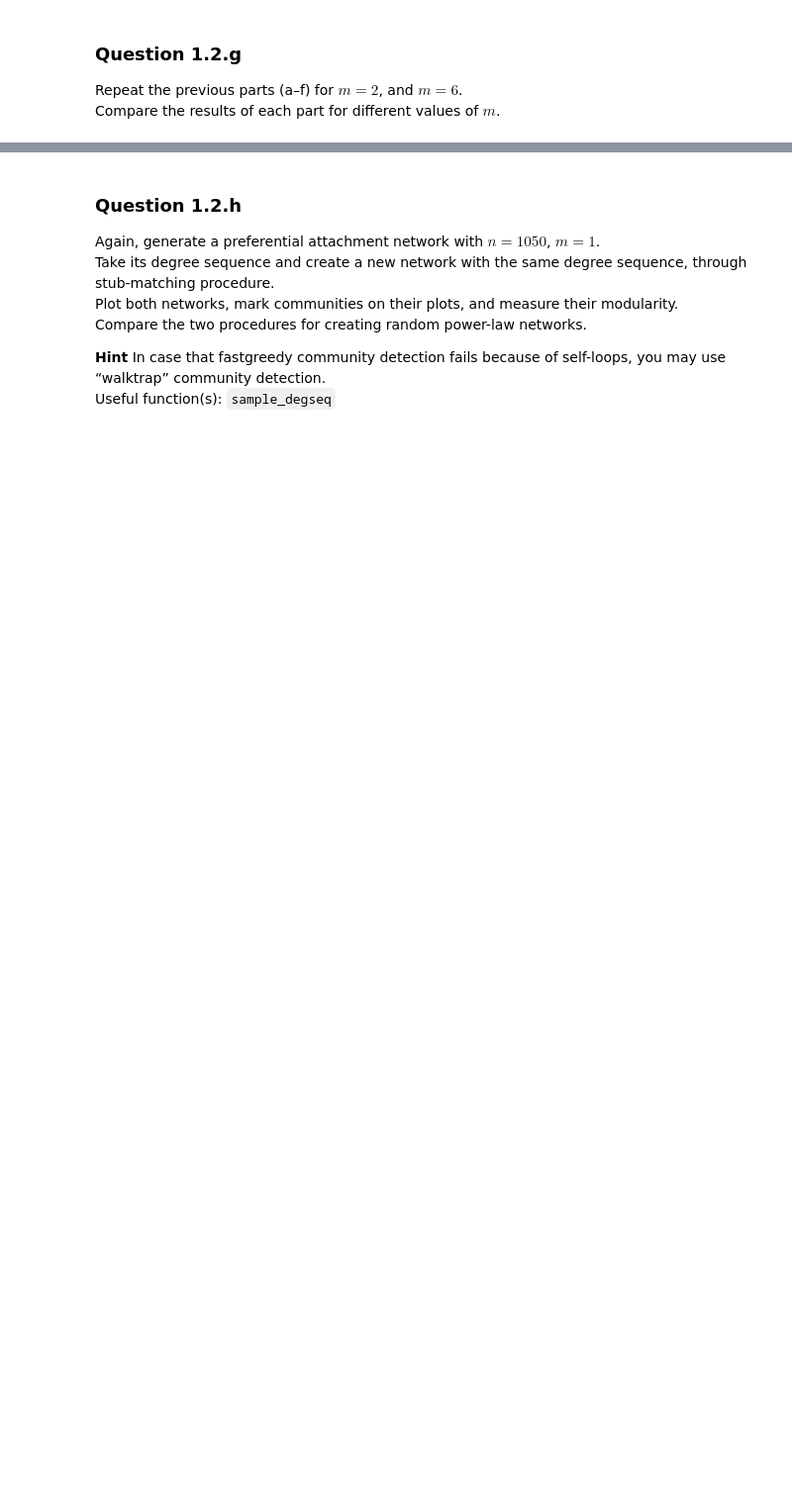
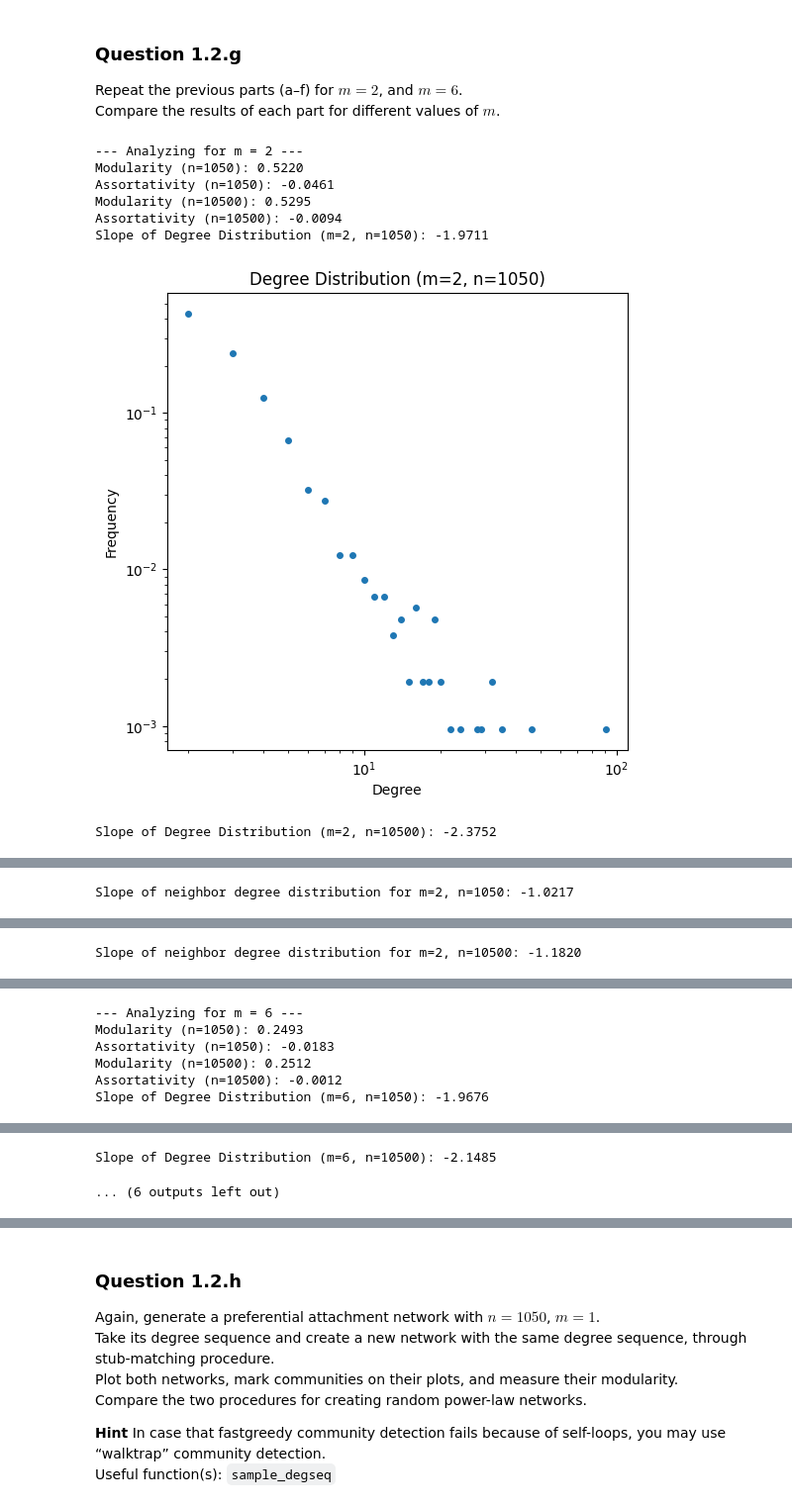
Before and after one commit to kbaseba/232E, a Jupyter notebook: Project_1/ECE232E_Project1_606539982_106405230_106303745.ipynb, the cells around one changed output, grey strips where cells are left out. Shown at 99% size. Drawn from its saved outputs; the diff is of its cells as text; code cells hidden in the pictures; blank space fills up the shorter version.

```diff
--- a/Project_1/ECE232E_Project1_606539982_106405230_106303745.ipynb
+++ b/Project_1/ECE232E_Project1_606539982_106405230_106303745.ipynb
@@ -588,0 +601,65 @@ Compare the results of each part for different values of $m$.
+# %%
+# 1.2.g
+# (g)
+# Repeat for m=2 and m=6
+for m in [2, 6]:
+    print(f"\n--- Analyzing for m = {m} ---")
+
+    # a: Create graph (n=1050)
+    n_small = 1050
+    graph_small = ig.Graph.Barabasi(n=n_small, m=m, directed=False)
+
+    # c: Create graph (n=10500)
+    n_large = 10500
+    graph_large = ig.Graph.Barabasi(n=n_large, m=m, directed=False)
+
+    # b: Community structure (n=1050)
+    communities_m = graph_small.community_fastgreedy().as_clustering()
+    modularity_m = communities_m.modularity
+    assortativity_m = graph_small.assortativity_degree(directed=False)
+
+    print(f"Modularity (n=1050): {modularity_m:.4f}")
+    print(f"Assortativity (n=1050): {assortativity_m:.4f}")
+
+    # Community structure (n=10500)
+    communities_m_large = graph_large.community_fastgreedy().as_clustering()
+    modularity_m_large = communities_m_large.modularity
+    assortativity_m_large = graph_large.assortativity_degree(directed=False)
+
+    print(f"Modularity (n=10500): {modularity_m_large:.4f}")
+    print(f"Assortativity (n=10500): {assortativity_m_large:.4f}")
+
+    # d: Degree distribution (n=1050)
+    plt.figure(figsize=(6, 6))
+    slope_m = plot_degree_distribution(graph_small, f"Degree Distribution (m={m}, n=1050)")
+    plt.show()
+
+    # d: Degree distribution (n=10500)
+    plt.figure(figsize=(6, 6))
+    slope_m_large = plot_degree_distribution(graph_large, f"Degree Distribution (m={m}, n=10500)")
+    plt.show()
+
+    # e: Neighbor degree distribution (n=1050)
+    neighbor_slope_small = neighbor_degree_distribution(graph_small, f"m={m}, n=1050", num_iterations=100)
+
+   # e: Neighbor degree distribution (n=10500)
+    neighbor_slope_large = neighbor_degree_distribution(graph_large, f"m={m}, n=10500", num_iterations=100)
+
+    # f: Age vs expected degree (n=1050)
+    ages = np.arange(1, n_small + 1)
+    expected_degrees = [graph_small.degree(i) for i in range(n_small)]
+    plt.figure(figsize=(6, 6))
+    plt.plot(ages, expected_degrees)
+    plt.title(f"Age vs Expected Degree (m={m}, n=1050)")
+    plt.xlabel("Node Age")
+    plt.ylabel("Expected Degree")
+    plt.show()
+# %% [output]
+--- Analyzing for m = 2 ---
+Modularity (n=1050): 0.5220
+Assortativity (n=1050): -0.0461
+Modularity (n=10500): 0.5295
+Assortativity (n=10500): -0.0094
+Slope of Degree Distribution (m=2, n=1050): -1.9711
+[figure, added]
+Slope of Degree Distribution (m=2, n=10500): -2.3752
@@ -588,0 +667 @@ Compare the results of each part for different values of $m$.
+Slope of neighbor degree distribution for m=2, n=1050: -1.0217
@@ -588,0 +669 @@ Compare the results of each part for different values of $m$.
+Slope of neighbor degree distribution for m=2, n=10500: -1.1820
@@ -588,0 +672,6 @@ Compare the results of each part for different values of $m$.
+--- Analyzing for m = 6 ---
+Modularity (n=1050): 0.2493
+Assortativity (n=1050): -0.0183
+Modularity (n=10500): 0.2512
+Assortativity (n=10500): -0.0012
+Slope of Degree Distribution (m=6, n=1050): -1.9676
@@ -588,0 +679,2 @@ Compare the results of each part for different values of $m$.
+Slope of Degree Distribution (m=6, n=10500): -2.1485
+... (6 outputs left out)
```
Also changed, not shown: parts of 22 cells of this notebook.
